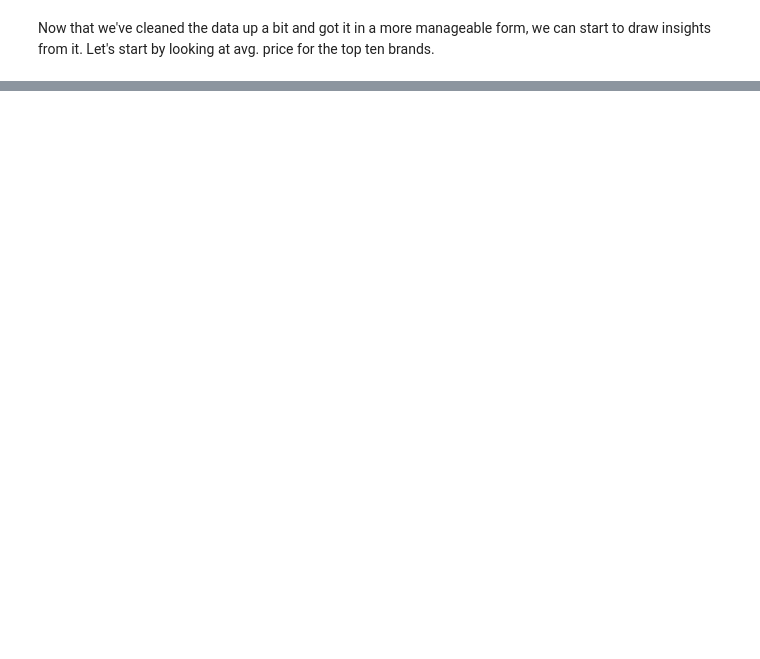
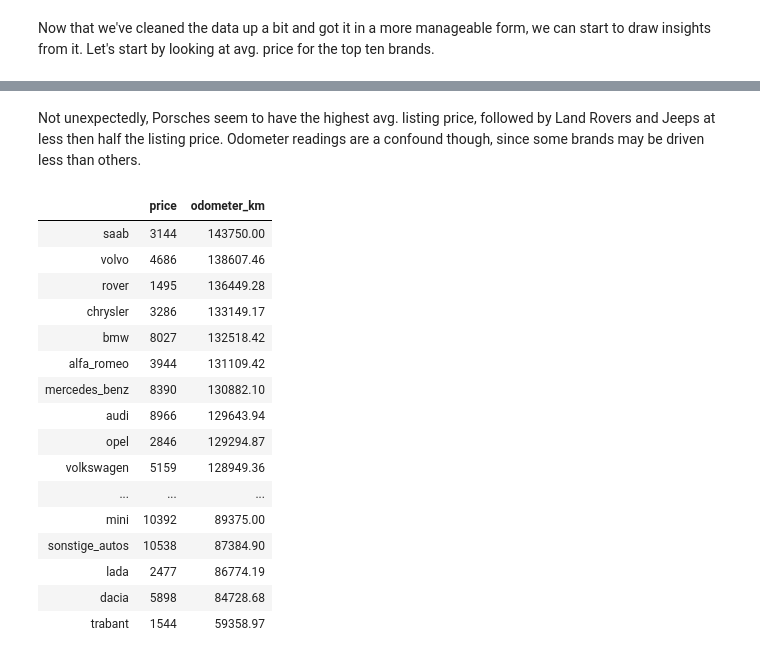
Before and after one commit to annahcasey/dataquest, a Jupyter notebook: pandas_fundamentals/Ebay_Car_Sales.ipynb, the cells around one changed output, grey strips where cells are left out. Saved outputs shown, nothing was run; the diff lists cells and outputs as text; code cells hidden in the pictures; blank space fills up the shorter version.

Commit message:
looked for insights in data by creating a list of top 50 brands, then a dataframe of avg. price for each brand and avg. odometer reading. wrote about findings.

```diff
--- a/pandas_fundamentals/Ebay_Car_Sales.ipynb
+++ b/pandas_fundamentals/Ebay_Car_Sales.ipynb
@@ -303,0 +331,7 @@ Now that we've cleaned the data up a bit and got it in a more manageable form, w
+# %%
+brand_prices = pd.DataFrame(index=top_fifty_brand_counts.index, columns=['price'])
+for index in top_fifty_brand_counts.index:
+    avg_price = int(autos.loc[(autos['brand'] == index),['price']].mean()[0].round(0))
+    brand_prices.loc[index] = avg_price
+print("Avg. Listing Price of Top Fifty Car Brands")
+print('$' + brand_prices['price'].sort_values(ascending=False).astype(str))
@@ -303,0 +356,27 @@ Now that we've cleaned the data up a bit and got it in a more manageable form, w
+# %% [markdown]
+Not unexpectedly, Porsches seem to have the highest avg. listing price, followed by Land Rovers and Jeeps at less then half the listing price. Odometer readings are a confound though, since some brands may be driven less than others.
+# %%
+brand_km = pd.Series(index=top_fifty_brand_counts.index)
+for index in top_fifty_brand_counts.index:
+    avg_km = autos.loc[(autos['brand'] == index),['odometer_km']].mean()[0].round(2)
+    brand_km[index] = avg_km
+brand_prices['odometer_km']=brand_km
+brand_prices.sort_values('odometer_km', ascending=False)
+# %% [output]
+|  | price | odometer_km |
+| saab | 3144 | 143750.00 |
+| volvo | 4686 | 138607.46 |
+| rover | 1495 | 136449.28 |
+| chrysler | 3286 | 133149.17 |
+| bmw | 8027 | 132518.42 |
+| alfa_romeo | 3944 | 131109.42 |
+| mercedes_benz | 8390 | 130882.10 |
+| audi | 8966 | 129643.94 |
+| opel | 2846 | 129294.87 |
+| volkswagen | 5159 | 128949.36 |
+| ... | ... | ... |
+| mini | 10392 | 89375.00 |
+| sonstige_autos | 10538 | 87384.90 |
+| lada | 2477 | 86774.19 |
+| dacia | 5898 | 84728.68 |
+| trabant | 1544 | 59358.97 |
```
Also changed, not shown: parts of 6 cells of this notebook.
